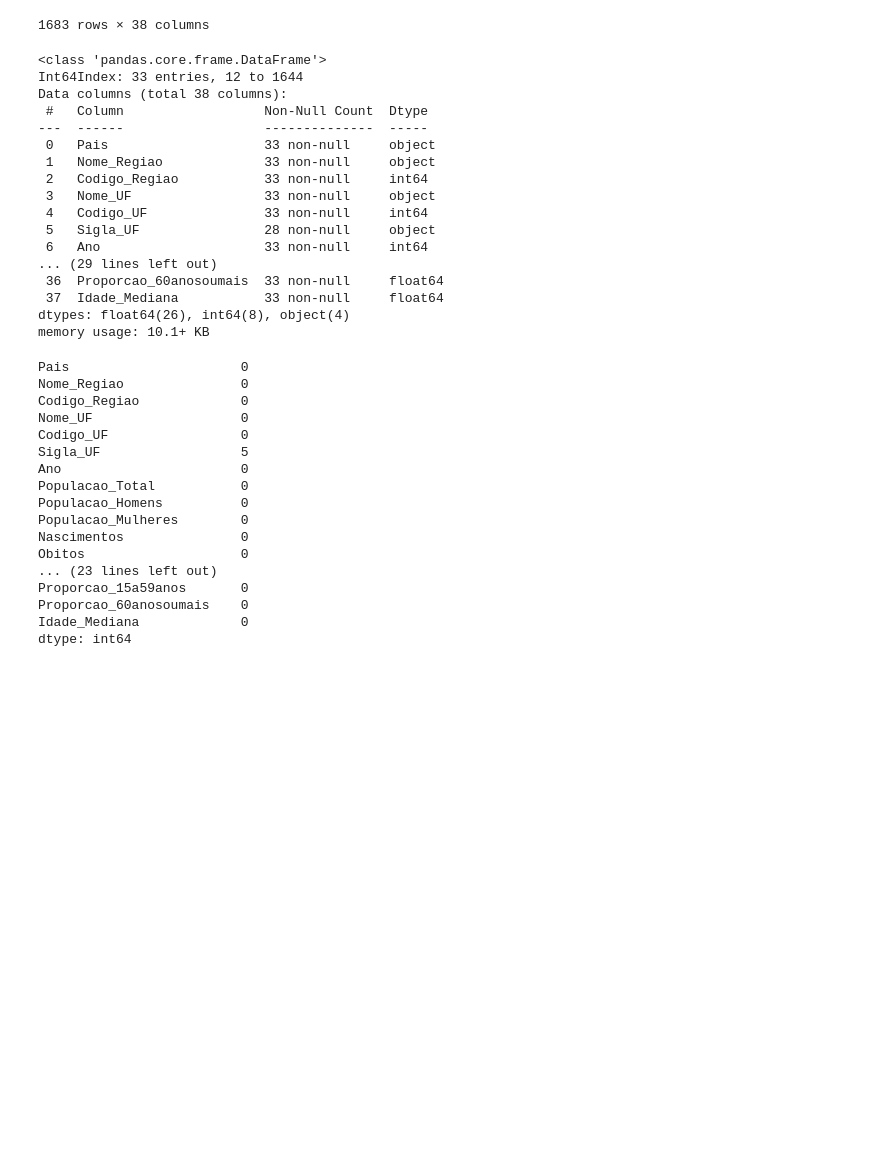
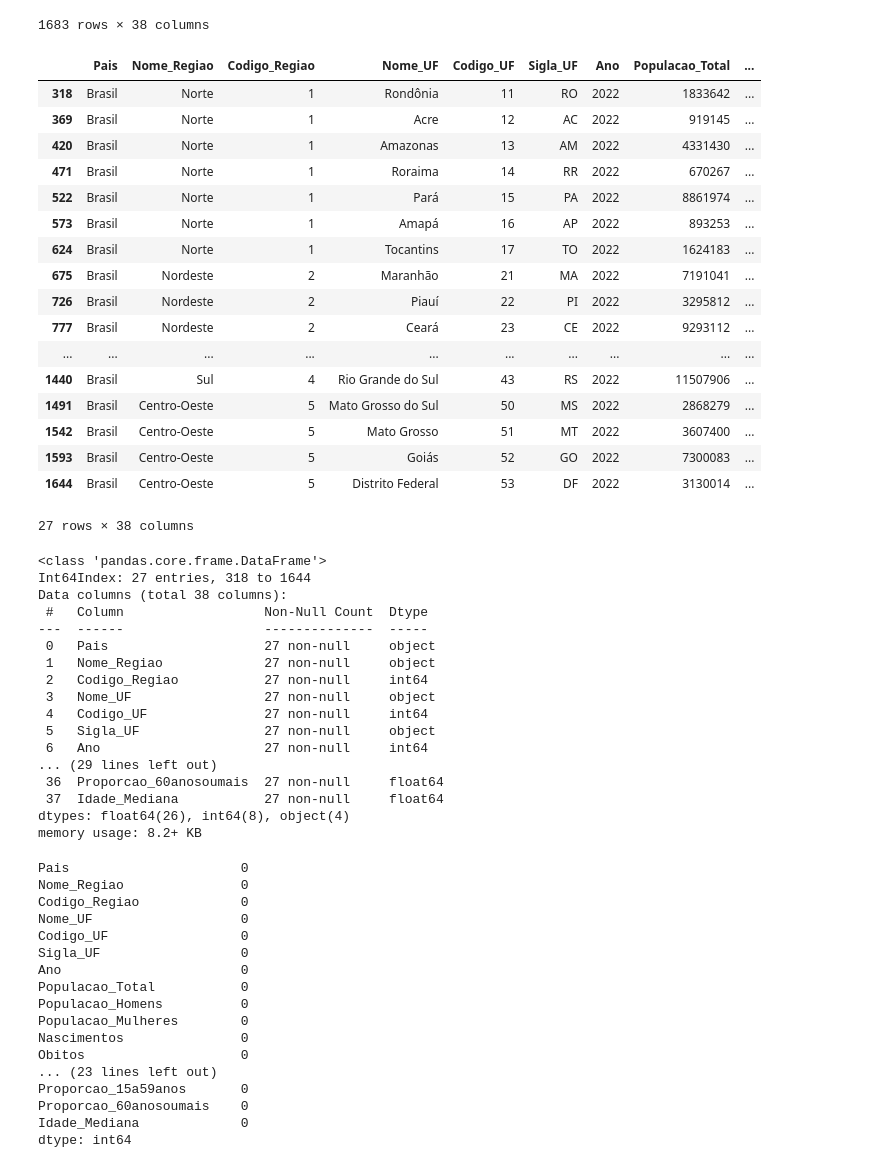
Before and after one commit to TiaErikaDev/ExerciciosDataAnalytics, a Jupyter notebook: Data_Analytics_Aula_08_Plotly_Treemap.ipynb, the cells around one changed output. Saved outputs shown, nothing was run; the diff lists cells and outputs as text; code cells hidden in the pictures; blank space fills up the shorter version.

```diff
--- a/Data_Analytics_Aula_08_Plotly_Treemap.ipynb
+++ b/Data_Analytics_Aula_08_Plotly_Treemap.ipynb
@@ -129,35 +129,57 @@ ibge
 1683 rows × 38 columns
 # %%
 pop2022 = ibge.query('Ano==2022')
+# %%
+populacao = pop2022.query('Codigo_UF!=0')
+populacao
+# %% [output]
+|  | Pais | Nome_Regiao | Codigo_Regiao | Nome_UF | Codigo_UF | Sigla_UF | Ano | Populacao_Total | ... |
+| 318 | Brasil | Norte | 1 | Rondônia | 11 | RO | 2022 | 1833642 | ... |
+| 369 | Brasil | Norte | 1 | Acre | 12 | AC | 2022 | 919145 | ... |
+| 420 | Brasil | Norte | 1 | Amazonas | 13 | AM | 2022 | 4331430 | ... |
+| 471 | Brasil | Norte | 1 | Roraima | 14 | RR | 2022 | 670267 | ... |
+| 522 | Brasil | Norte | 1 | Pará | 15 | PA | 2022 | 8861974 | ... |
+| 573 | Brasil | Norte | 1 | Amapá | 16 | AP | 2022 | 893253 | ... |
+| 624 | Brasil | Norte | 1 | Tocantins | 17 | TO | 2022 | 1624183 | ... |
+| 675 | Brasil | Nordeste | 2 | Maranhão | 21 | MA | 2022 | 7191041 | ... |
+| 726 | Brasil | Nordeste | 2 | Piauí | 22 | PI | 2022 | 3295812 | ... |
+| 777 | Brasil | Nordeste | 2 | Ceará | 23 | CE | 2022 | 9293112 | ... |
+| ... | ... | ... | ... | ... | ... | ... | ... | ... | ... |
+| 1440 | Brasil | Sul | 4 | Rio Grande do Sul | 43 | RS | 2022 | 11507906 | ... |
+| 1491 | Brasil | Centro-Oeste | 5 | Mato Grosso do Sul | 50 | MS | 2022 | 2868279 | ... |
+| 1542 | Brasil | Centro-Oeste | 5 | Mato Grosso | 51 | MT | 2022 | 3607400 | ... |
+| 1593 | Brasil | Centro-Oeste | 5 | Goiás | 52 | GO | 2022 | 7300083 | ... |
+| 1644 | Brasil | Centro-Oeste | 5 | Distrito Federal | 53 | DF | 2022 | 3130014 | ... |
+27 rows × 38 columns
 # %%
-pop2022.info(verbose=True)
+populacao.info(verbose=True)
 # %% [output]
 <class 'pandas.core.frame.DataFrame'>
-Int64Index: 33 entries, 12 to 1644
+Int64Index: 27 entries, 318 to 1644
 Data columns (total 38 columns):
  #   Column                  Non-Null Count  Dtype
 ---  ------                  --------------  -----
- 0   Pais                    33 non-null     object
- 1   Nome_Regiao             33 non-null     object
- 2   Codigo_Regiao           33 non-null     int64
- 3   Nome_UF                 33 non-null     object
- 4   Codigo_UF               33 non-null     int64
- 5   Sigla_UF                28 non-null     object
- 6   Ano                     33 non-null     int64
+ 0   Pais                    27 non-null     object
+ 1   Nome_Regiao             27 non-null     object
+ 2   Codigo_Regiao           27 non-null     int64
+ 3   Nome_UF                 27 non-null     object
+ 4   Codigo_UF               27 non-null     int64
+ 5   Sigla_UF                27 non-null     object
+ 6   Ano                     27 non-null     int64
 ... (29 lines left out)
- 36  Proporcao_60anosoumais  33 non-null     float64
- 37  Idade_Mediana           33 non-null     float64
+ 36  Proporcao_60anosoumais  27 non-null     float64
+ 37  Idade_Mediana           27 non-null     float64
 dtypes: float64(26), int64(8), object(4)
-memory usage: 10.1+ KB
+memory usage: 8.2+ KB
 # %%
-pop2022.isnull().sum()
+populacao.isnull().sum()
 # %% [output]
 Pais                      0
 Nome_Regiao               0
 Codigo_Regiao             0
 Nome_UF                   0
 Codigo_UF                 0
-Sigla_UF                  5
+Sigla_UF                  0
 Ano                       0
 Populacao_Total           0
 Populacao_Homens          0
```
Also changed, not shown: parts of 3 cells of this notebook.
